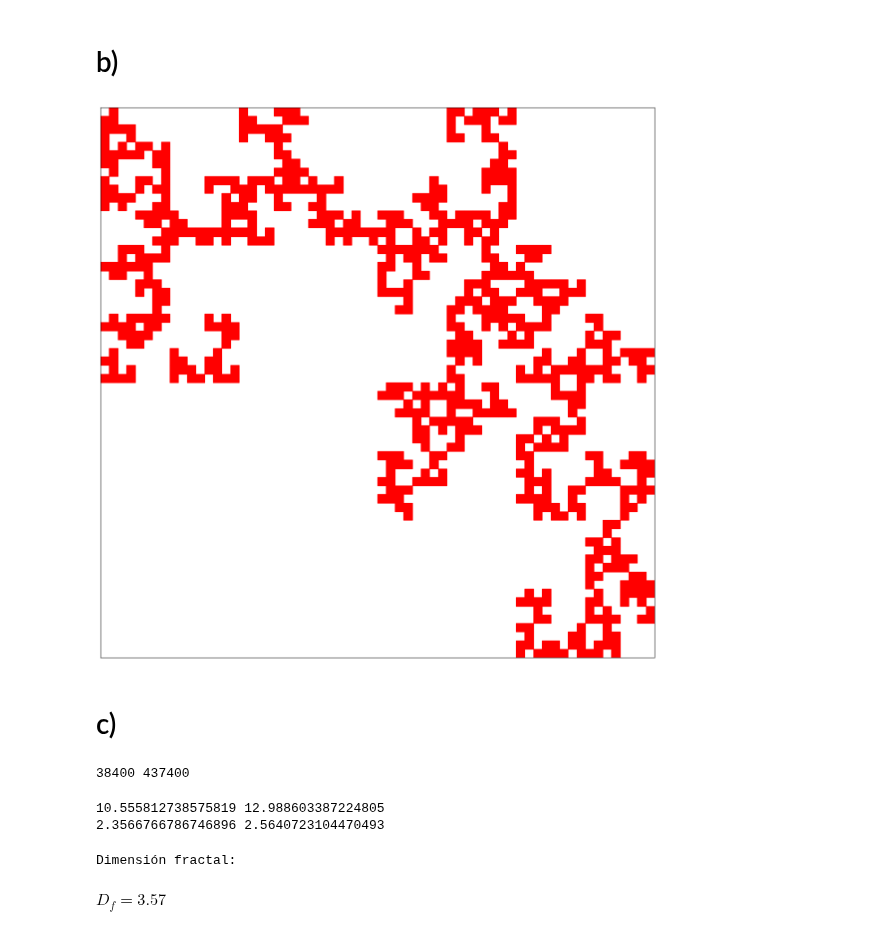
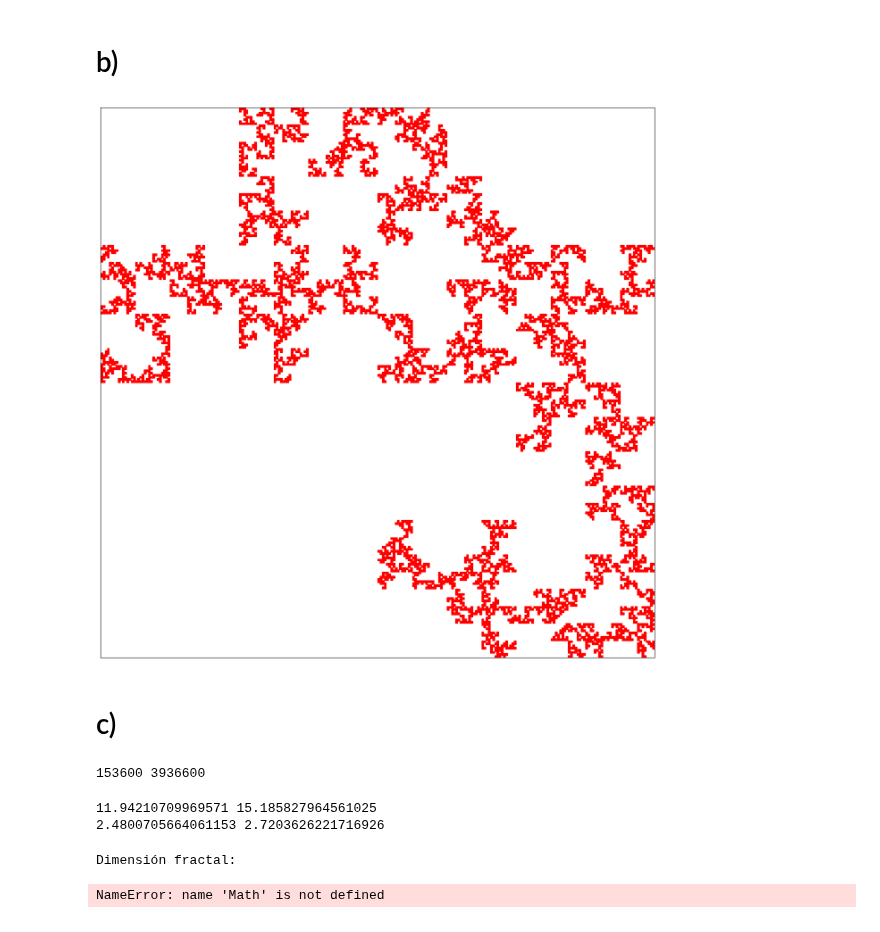
Before and after one commit to apareram/f-sica-computacional, a Jupyter notebook: labs/lab6_P3_XimenaLorenzoAlberto.ipynb, the cells around one changed output. Drawn from its saved outputs; the diff is of its cells as text; code cells hidden in the pictures.

```diff
--- a/labs/lab6_P3_XimenaLorenzoAlberto.ipynb
+++ b/labs/lab6_P3_XimenaLorenzoAlberto.ipynb
@@ -68,16 +68,16 @@ def cuadra2(x1, y1, L, n):
         ax.add_patch(cuadrado)
 # %%
 L = 600
-r = 6
+r = 8
 fig, ax = plt.subplots(figsize=(16,16))
 ax.set_xlim(0, 600)
 ax.set_ylim(0, 600)
 ax.set_xticks([])
 ax.set_yticks([])
 cuadra2(0, 0, L, r)
 plt.show()
 # %% [output]
-[figure, old version]
+[figure, new version]
 # %% [markdown]
 # c)
 # %%
@@ -86,18 +86,18 @@ M = (3**r) * L
 
 print(Lzota, M)
 # %% [output]
-38400 437400
+153600 3936600
 # %%
 print(np.log(Lzota), np.log(M))
 logL = r * (np.log(2)) + np.log(L)
 logM = r * (np.log(3)) + np.log(L)
 print((np.log(logL)), np.log(logM))
 # %% [output]
-10.555812738575819 12.988603387224805
-2.3566766786746896 2.5640723104470493
+11.94210709969571 15.185827964561025
+2.4800705664061153 2.7203626221716926
 # %%
 print('Dimensión fractal:')
 display(Math(r'D_f = {}'.format(round(np.log(L)/np.log(r),3))))
 # %% [output]
 Dimensión fractal:
-$\displaystyle D_f = 3.57$
+NameError: name 'Math' is not defined
```
